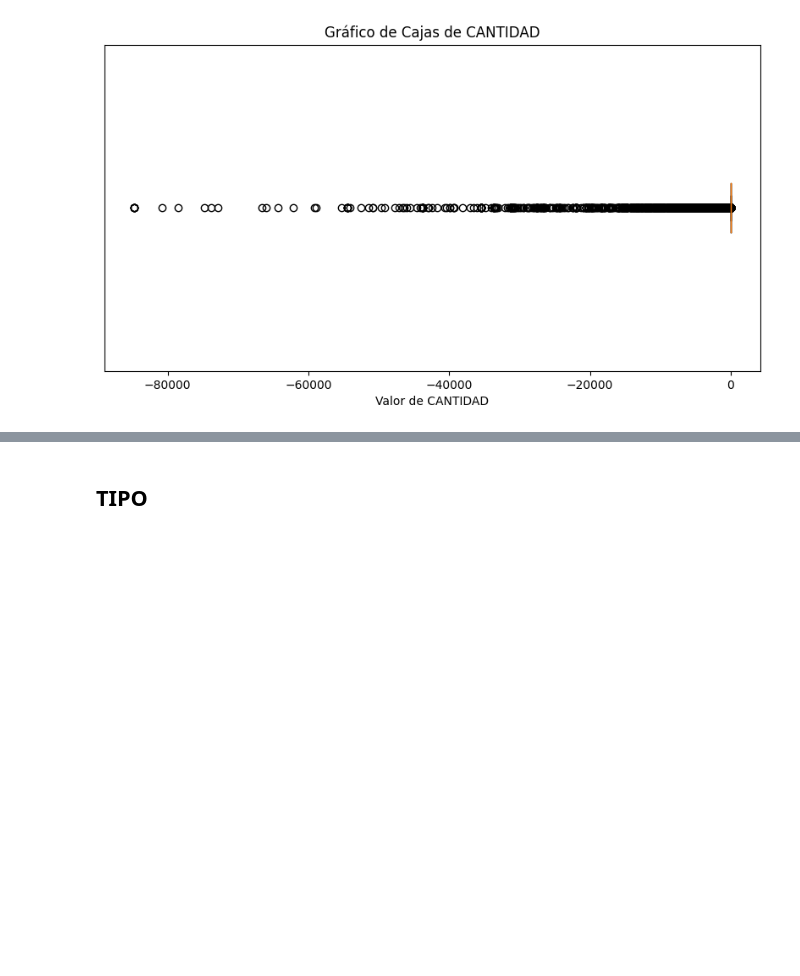
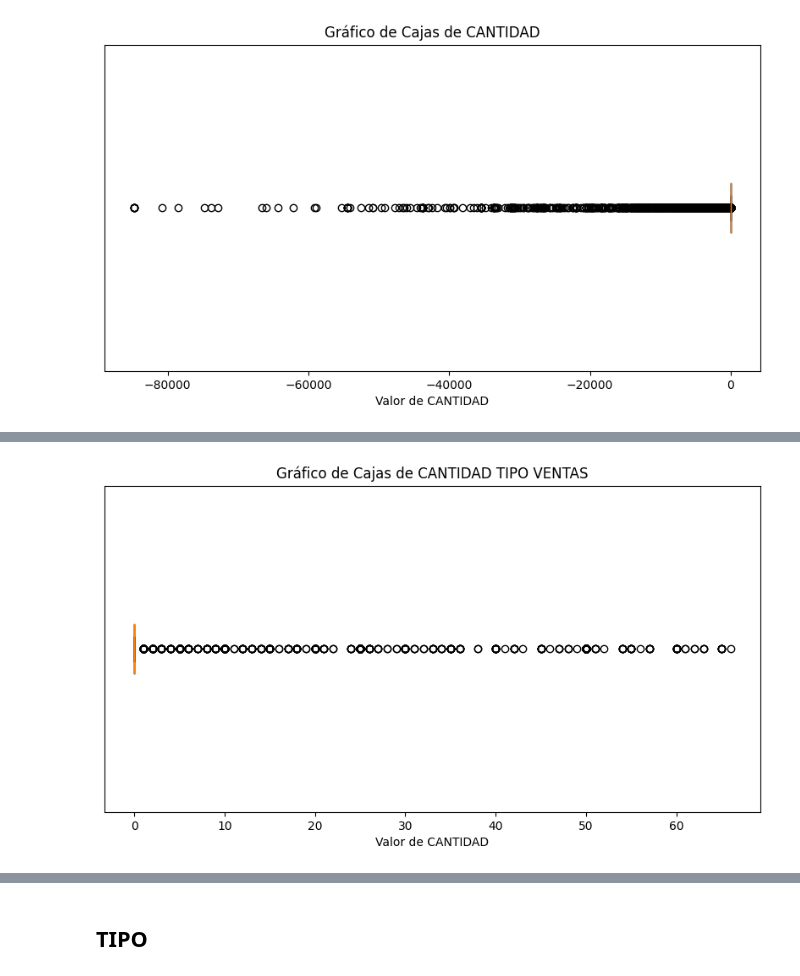
Before and after one commit to ingoscargiraldor/ingoscargiraldor, a Jupyter notebook: Operaciones_Anual.ipynb, the cells around one changed output, grey strips where cells are left out. Drawn from its saved outputs; the diff is of its cells as text; code cells hidden in the pictures; blank space fills up the shorter version.

```diff
--- a/Operaciones_Anual.ipynb
+++ b/Operaciones_Anual.ipynb
@@ -309,0 +344,3 @@ plt.show()
+# %%
+ventas_df = Operación_df[Operación_df['TIPO'] == 'VENTAS']
+ventas_df["CANTIDAD"].describe(percentiles=[0.05, 0.25, 0.5, 0.75, 0.95])
@@ -309,0 +359,21 @@ plt.show()
+# %%
+# Let's make some calculations for determining an outlier threshold
+q1 = ventas_df["CANTIDAD"].quantile(0.25)
+q3 = ventas_df["CANTIDAD"].quantile(0.75)
+iqr = q3 - q1
+# %%
+# Filtra los valores de "CANTIDAD" que cumplan con tu condición
+data_filtered = ventas_df.loc[ventas_df["CANTIDAD"] <= (q3 + 1.5 * iqr)]["CANTIDAD"]
+
+# Crea un gráfico de cajas con los valores filtrados
+plt.figure(figsize=(10, 5))
+plt.boxplot(data_filtered, vert=False)  # vert=False para un gráfico horizontal
+
+# Establece el título y etiquetas de los ejes
+plt.title("Gráfico de Cajas de CANTIDAD TIPO VENTAS")
+plt.xlabel("Valor de CANTIDAD")
+plt.yticks([])  # Elimina las etiquetas del eje y (si no deseas mostrarlas)
+
+plt.show()
+# %% [output]
+[figure, added]
```
Also changed, not shown: parts of 27 cells of this notebook.
